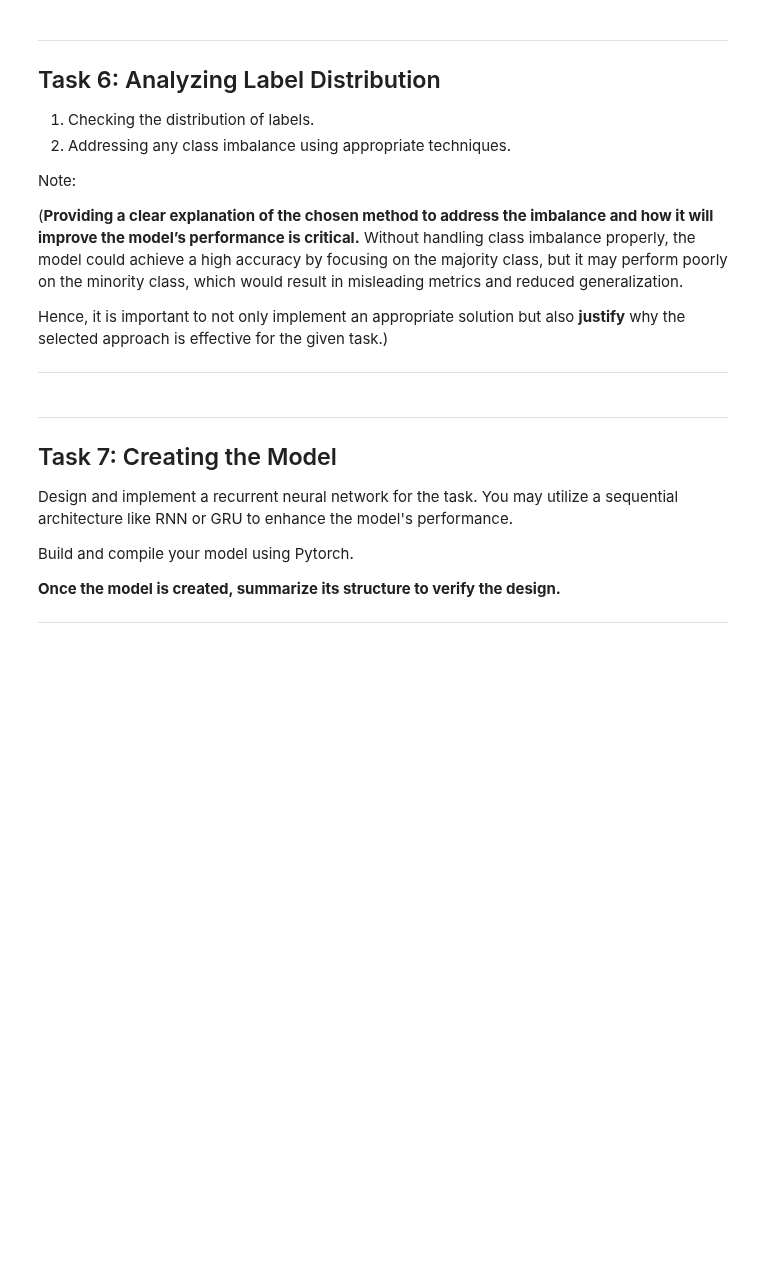
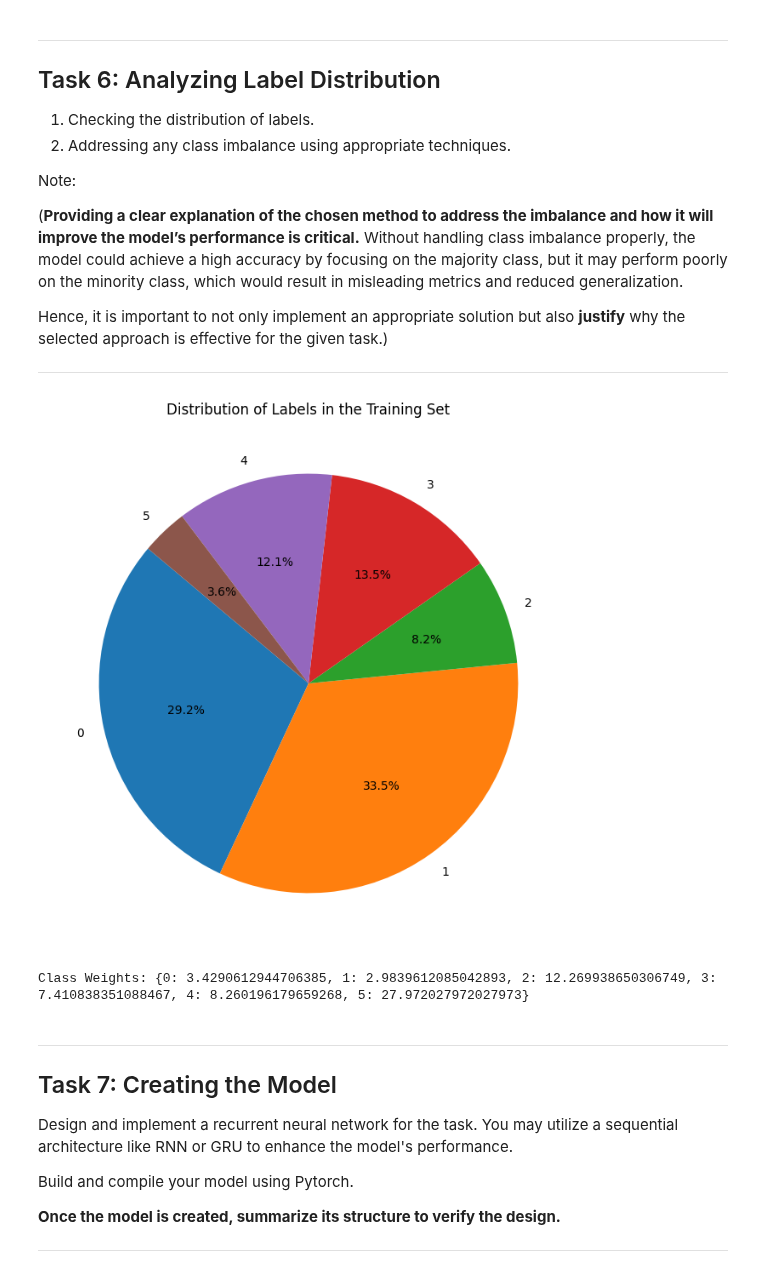
Before and after one commit to ParsaGhezelbash/Deep-Learning-Notebooks, a Jupyter notebook: RNN/DeepLearning_HW4_p1.ipynb, the cells around one changed output. Saved outputs shown, nothing was run; the diff lists cells and outputs as text; code cells hidden in the pictures; blank space fills up the shorter version.

```diff
--- a/RNN/DeepLearning_HW4_p1.ipynb
+++ b/RNN/DeepLearning_HW4_p1.ipynb
@@ -255,9 +331,24 @@ Hence, it is important to not only implement an appropriate solution but also **
 # %%
 ##########################################################################################################################
 # TODO: Analyze the distribution of labels in the training set. (visualize it in a perfect way)                          #
 # Determine if there is any class imbalance.                                                                             #
 # If you observe any imbalance, apply one of the techniques you have learned throughout the course to address the issue. #
 ##########################################################################################################################
+
+labels_distribution = {label: labels.count(label) for label in set(labels)}
+
+plt.figure(figsize=(8, 8))
+plt.pie(labels_distribution.values(), labels=labels_distribution.keys(), autopct='%1.1f%%', startangle=140)
+plt.title('Distribution of Labels in the Training Set')
+plt.show()
+
+total_samples = sum(labels_distribution.values())
+ckass_weights = {label: total_samples / count for label, count in labels_distribution.items()}
+print(f'Class Weights: {ckass_weights}')
+sampler = WeightedRandomSampler([ckass_weights[label] for label in labels], len(labels), replacement=True)
+# %% [output]
+[figure, added]
+Class Weights: {0: 3.4290612944706385, 1: 2.9839612085042893, 2: 12.269938650306749, 3: 7.410838351088467, 4: 8.260196179659268, 5: 27.972027972027973}
 # %% [markdown]
 ---
 
```
Also changed, not shown: parts of 19 cells of this notebook.
